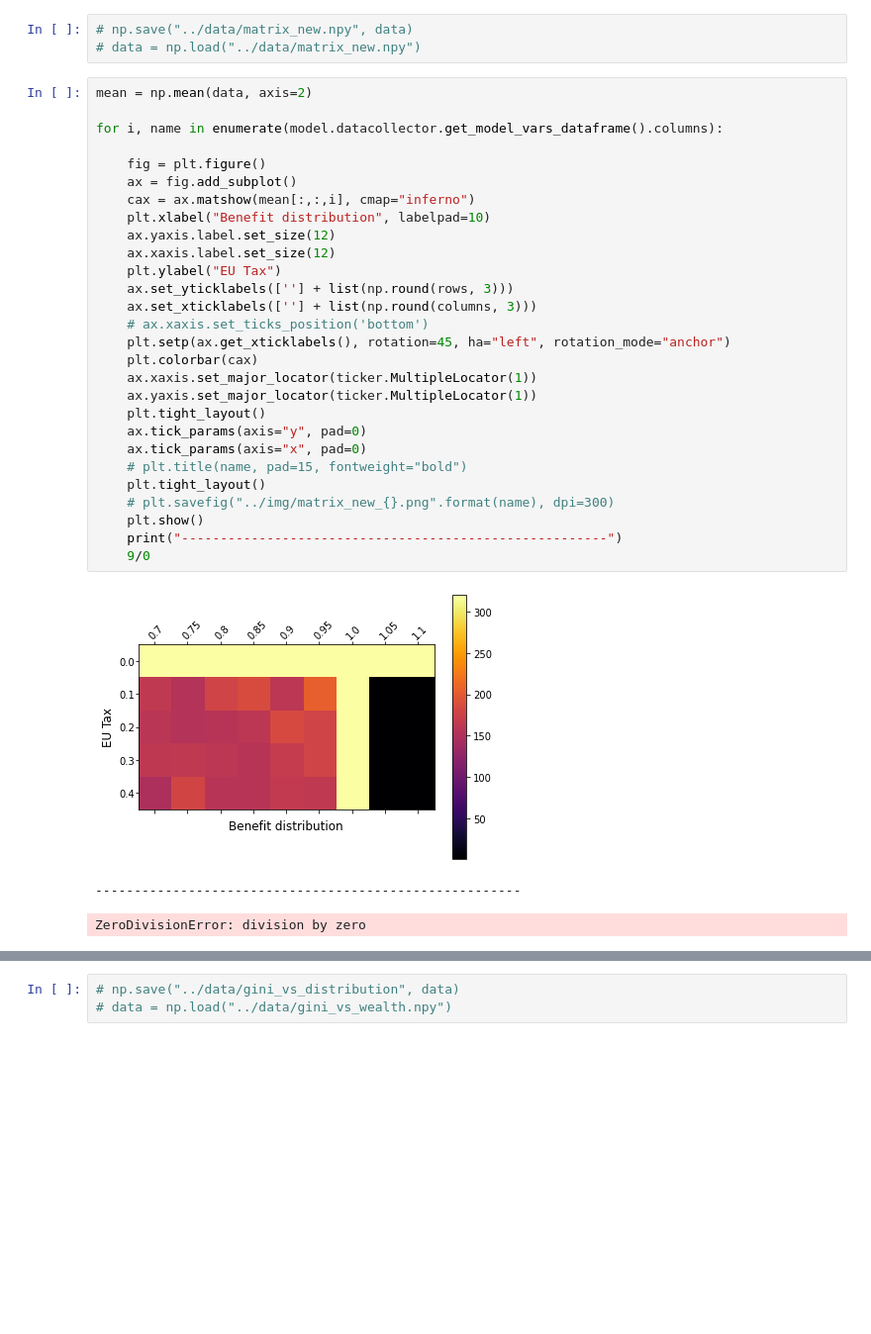
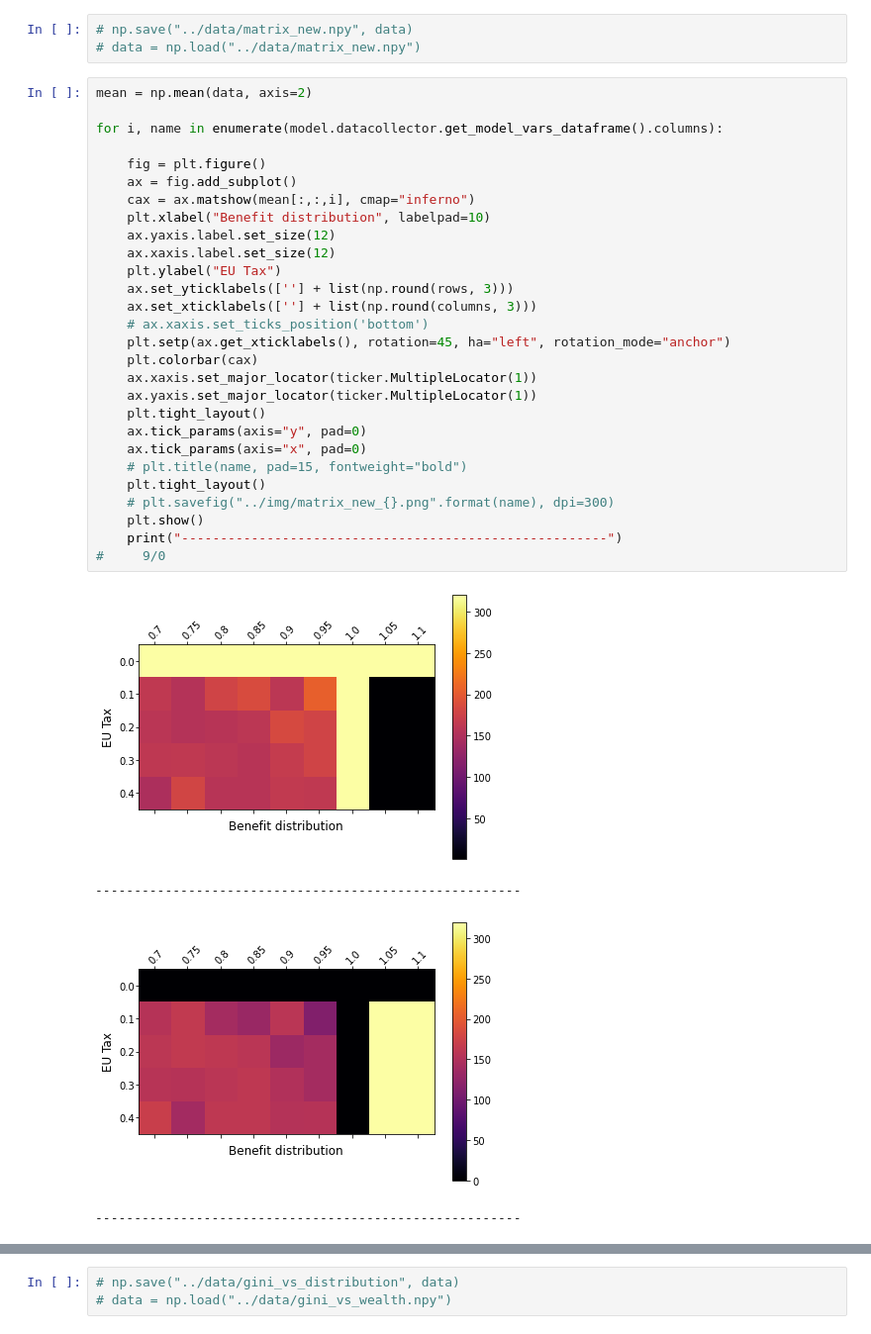
Before and after one commit to charelF/ABM, a Jupyter notebook: model/test.ipynb, the cells around one changed output, grey strips where cells are left out. Shown at 99% size. Drawn from its saved outputs; the diff is of its cells as text; blank space fills up the shorter version.

```diff
--- a/model/test.ipynb
+++ b/model/test.ipynb
@@ -197,32 +192,33 @@ for i, EUT in enumerate(rows):
 # %%
 mean = np.mean(data, axis=2)
 
 for i, name in enumerate(model.datacollector.get_model_vars_dataframe().columns):
 
     fig = plt.figure()
     ax = fig.add_subplot()
     cax = ax.matshow(mean[:,:,i], cmap="inferno")
     plt.xlabel("Benefit distribution", labelpad=10)
     ax.yaxis.label.set_size(12)
     ax.xaxis.label.set_size(12)
     plt.ylabel("EU Tax")
     ax.set_yticklabels([''] + list(np.round(rows, 3)))
     ax.set_xticklabels([''] + list(np.round(columns, 3)))
     # ax.xaxis.set_ticks_position('bottom')
     plt.setp(ax.get_xticklabels(), rotation=45, ha="left", rotation_mode="anchor")
     plt.colorbar(cax)
     ax.xaxis.set_major_locator(ticker.MultipleLocator(1))
     ax.yaxis.set_major_locator(ticker.MultipleLocator(1))
     plt.tight_layout()
     ax.tick_params(axis="y", pad=0)
     ax.tick_params(axis="x", pad=0)
     # plt.title(name, pad=15, fontweight="bold")
     plt.tight_layout()
     # plt.savefig("../img/matrix_new_{}.png".format(name), dpi=300)
     plt.show()
     print("-------------------------------------------------------")
-    9/0
+#     9/0
 # %% [output]
 [figure]
 -------------------------------------------------------
+[figure, added]
-ZeroDivisionError: division by zero
+-------------------------------------------------------
```
Also changed, not shown: parts of 26 cells of this notebook, 3 other files.
